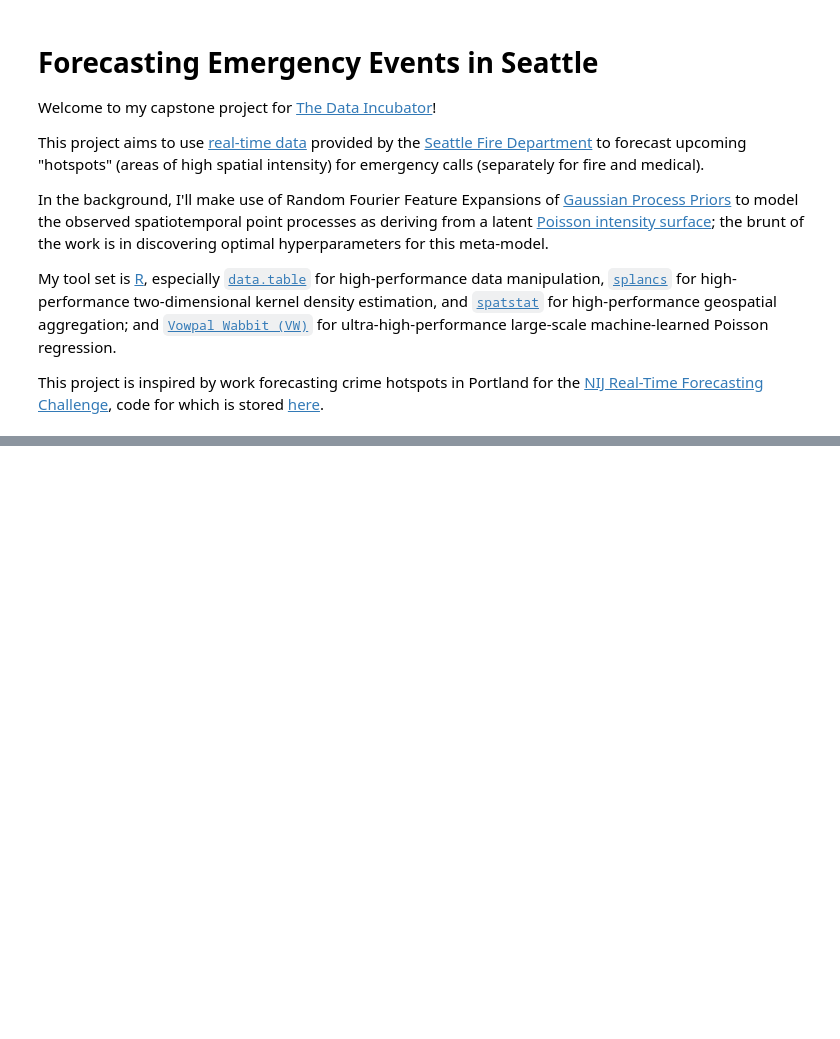
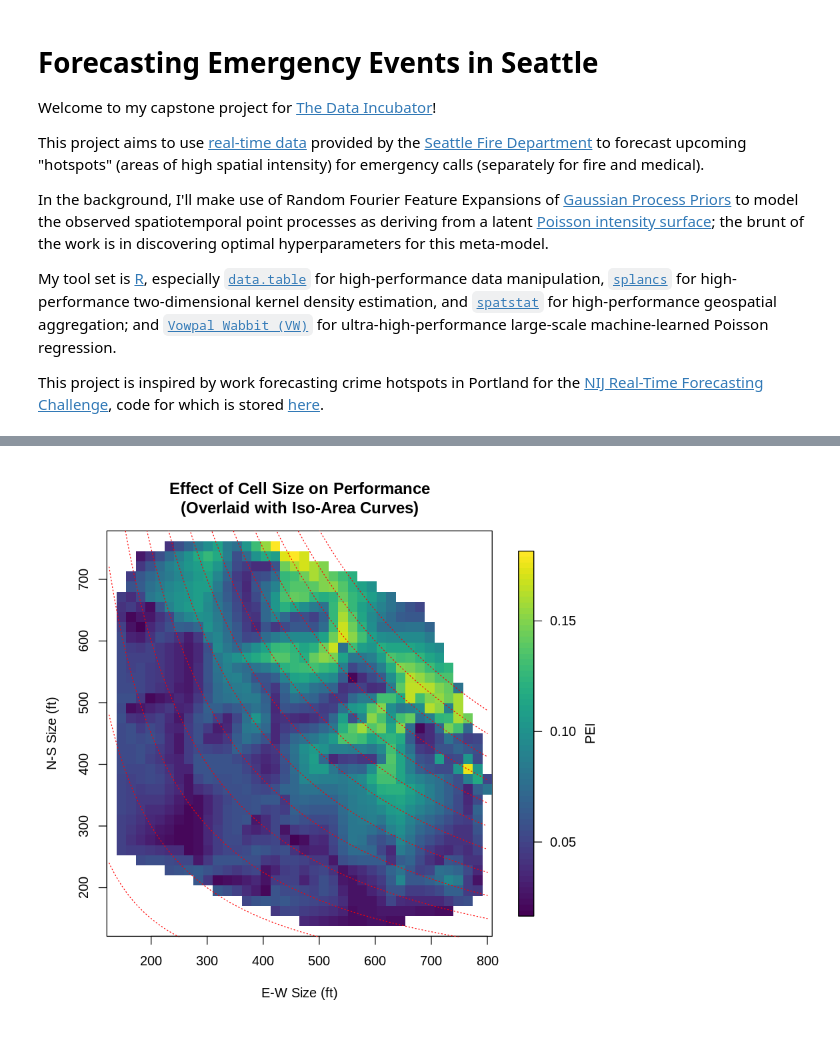
Before and after one commit to MichaelChirico/capstone, a Jupyter notebook: capstone.ipynb, the cells around one changed output, grey strips where cells are left out. Drawn from its saved outputs; the diff is of its cells as text; code cells hidden in the pictures; blank space fills up the shorter version.

Commit message:
update data, add visualizations

```diff
--- a/capstone.ipynb
+++ b/capstone.ipynb
@@ -51,0 +13,29 @@ htspt_p    0    1
+# %%
+library(data.table)
+library(sp)
+library(rgeos)
+library(rgdal)
+library(animation)
+library(akima)
+library(fields)
+library(viridis)
+
+nine11 = fread('fire.csv')
+nine11[ , date := as.POSIXct(date)]
+seattle = readOGR('data', 'Neighborhoods')
+seattle@data = setDT(seattle@data)
+
+nine11SP = SpatialPointsDataFrame(
+  nine11[ , cbind(x_lon, y_lat)], data = nine11,
+  proj4string = seattle@proj4string
+)
+nine11SP$nbhd = (nine11SP %over% seattle)$OBJECTID
+nine11[ , nbhd := nine11SP$nbhd]
+
+seattle@data =
+  seattle@data[dcast(nine11, nbhd ~ category + pd_no,
+                     fun.aggregate = length, value.var = 'category'),
+               on = c(OBJECTID = 'nbhd')]
+
+ff = list.files('scores', pattern = 'fire', full.names = TRUE)
+pspace = rbindlist(lapply(ff, fread))
@@ -51,0 +74,17 @@ htspt_p    0    1
+# %%
+#Visualization Number Two:
+#  Illustrating the Hyperparameter Performance Surface
+invisible({
+    pspace[pei > 0, image.plot(interp(delx, dely, pei, duplicate = 'mean'),
+                              main = paste0('Effect of Cell Size on Performance\n',
+                                            '(Overlaid with Iso-Area Curves)'),
+                              xlab = 'E-W Size (ft)', ylab = 'N-S Size (ft)',
+                              col = viridis(64),
+                              legend.lab = 'PEI', legend.line = 3)]
+    })
+xx = seq(125, 800, length.out = 1000)
+for (AA in 30000 * (1:13)) {
+    lines(xx, AA/xx, col = 'red', lty = 3)
+}
+# %% [output]
+[figure, added]
```
Also changed, not shown: parts of 6 cells of this notebook, 6 other files.
